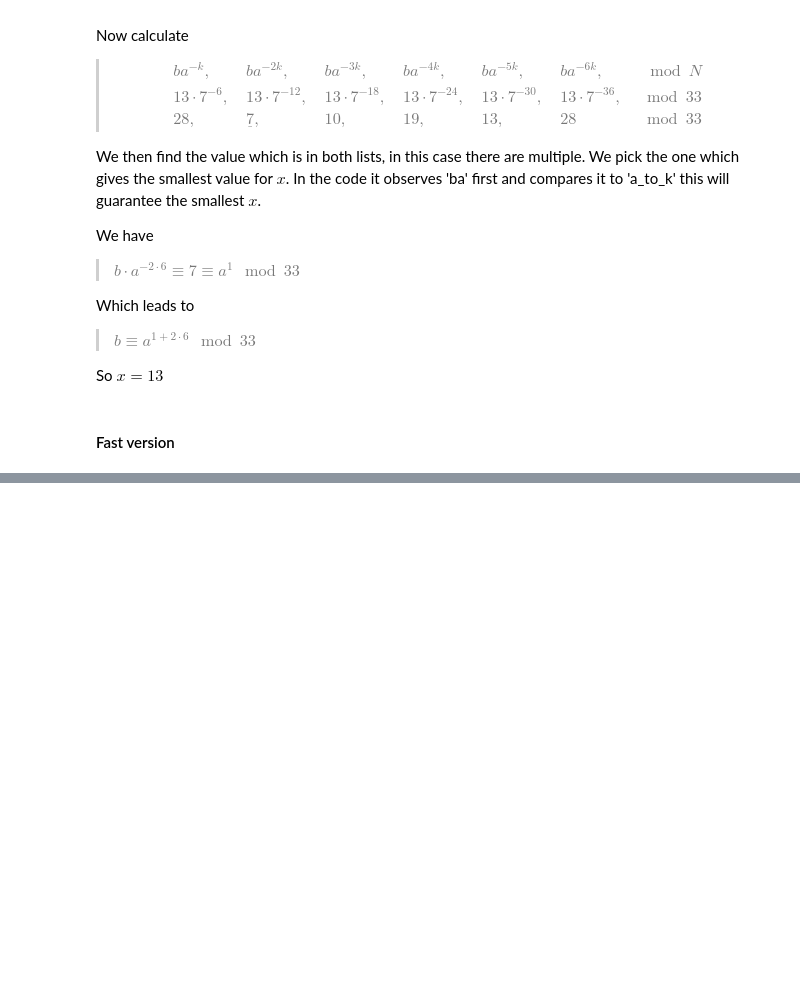
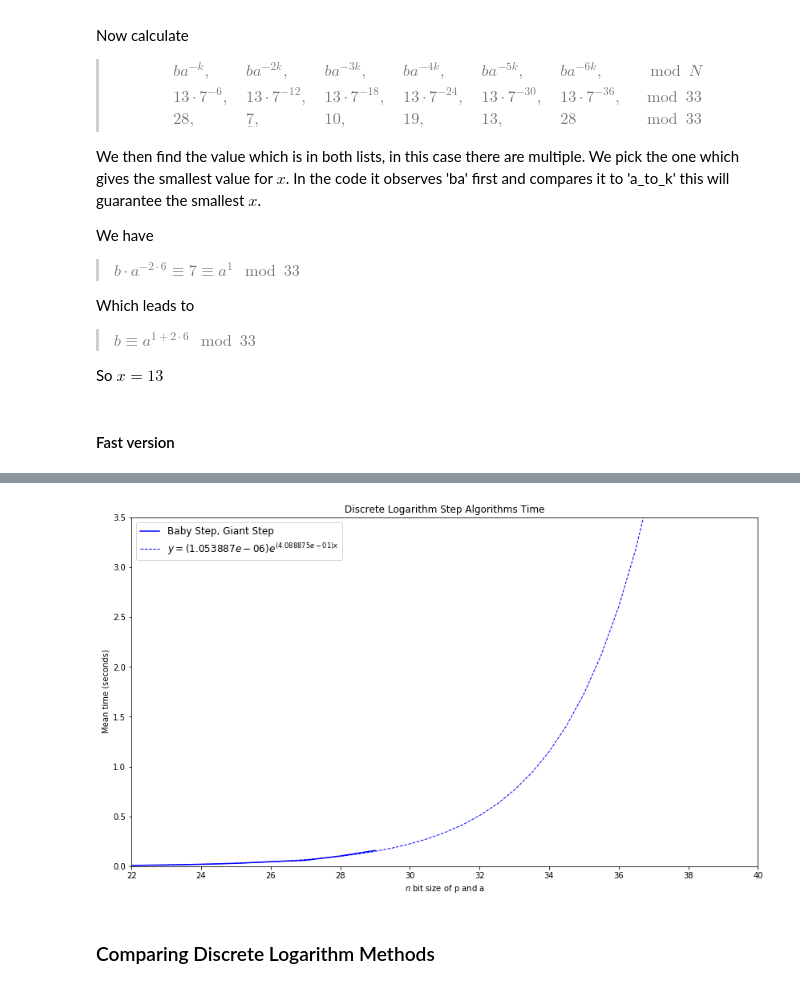
Before and after one commit to UOBMathTeam/CryptographyProject, a Jupyter notebook: Cryptography_Project.ipynb, the cells around one changed output, grey strips where cells are left out. Saved outputs shown, nothing was run; the diff lists cells and outputs as text; code cells hidden in the pictures; blank space fills up the shorter version.

```diff
--- a/Cryptography_Project.ipynb
+++ b/Cryptography_Project.ipynb
@@ -1545,0 +1643,18 @@ assert discrete_logarithm_step_fast(2,4,3) == -1
+# %%
+dl_step_times = time_discrete_logarithm(
+    discrete_logarithm_step, 20, 30, 20)  # 35
+dl_step_fast_times = time_discrete_logarithm(
+    discrete_logarithm_step_fast, 10, 17, 20)  # 17
+# %%
+MT = 'Mean time'
+ST = 'Std time'
+
+df = pd.DataFrame({'0': dl_step_times[MT], '1': dl_step_times[ST],
+                   '2': dl_step_fast_times[MT], '3': dl_step_fast_times[ST]})
+
+columns = [('Step', MT), ('Step', ST),
+           ('Compiled Step', MT), ('Compiled Step', ST)]
+
+df.columns = pd.MultiIndex.from_tuples(columns)
+df.index.name = "bit size of p and a"
+df
@@ -1545,0 +1682,33 @@ assert discrete_logarithm_step_fast(2,4,3) == -1
+# %%
+# Make plot
+plt.figure(figsize=(14, 8))
+# Plot data
+plt.plot(dl_step_times['Mean time'],
+         label='Baby Step, Giant Step', color='Blue')
+# plt.plot(dl_step_fast_times['Mean time'],
+# label='Compiled Step', color='orange')
+
+
+# The extrapolated curves
+plt.plot(*get_prediction(dl_step_times[MT], 12, 41), linewidth=1,
+         linestyle="--", color="blue",
+         label=r"$y = (%e) e^{(%e) x}$" % (get_prediction(dl_step_times[MT], ab=True)))
+
+# plt.plot(*get_prediction(dl_step_fast_times[MT], 12, 41), linewidth=1,
+# linestyle="--", color="orange",
+# label=r"$y = (%e) e^{(%e) x}$" % (get_prediction(dl_step_fast_times[MT], ab=True)))
+
+
+plt.ylim(0, 3.5)
+plt.xlim(22, 40)
+plt.legend(loc="upper left", prop={"size": 12})
+plt.xlabel(r"$n$ bit size of p and a")
+plt.ylabel(r" Mean time (seconds)")
+plt.title(r"Discrete Logarithm Step Algorithms Time")
+# plt.yscale('log')
+
+plt.show()
+# %% [output]
+[figure, added]
+# %% [markdown]
+### Comparing Discrete Logarithm Methods
```
Also changed, not shown: parts of 54 cells of this notebook, 3 other files.
